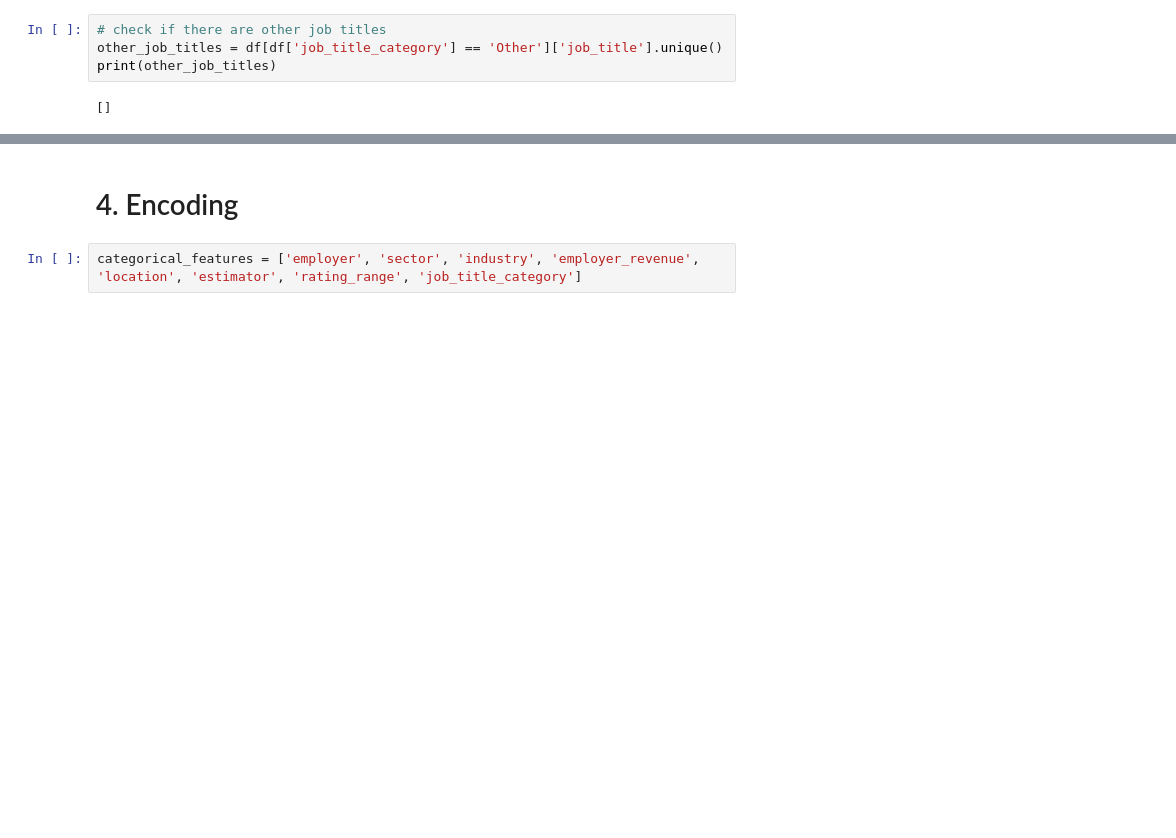
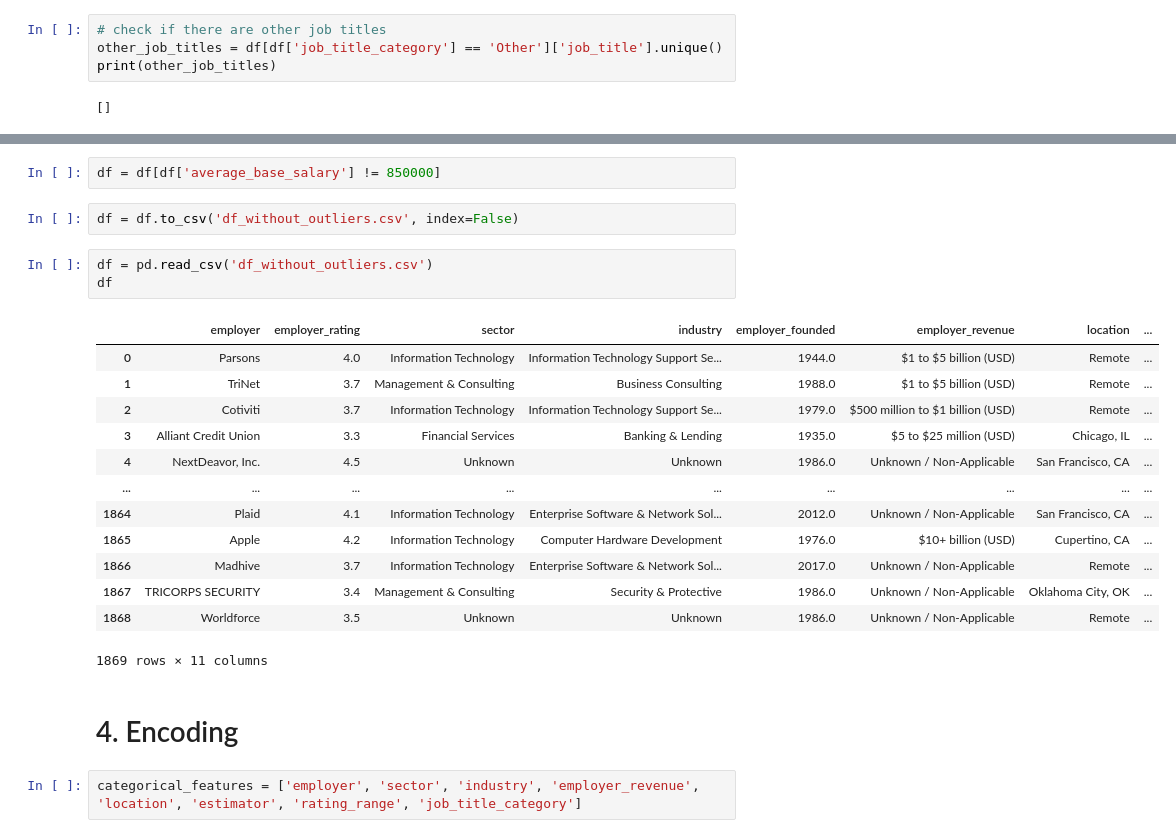
Before and after one commit to kkudzelich/scraping-and-salary-prediction, a Jupyter notebook: kaggle6.ipynb, the cells around one changed output, grey strips where cells are left out. Drawn from its saved outputs; the diff is of its cells as text; blank space fills up the shorter version.

```diff
--- a/kaggle6.ipynb
+++ b/kaggle6.ipynb
@@ -768,3 +818,24 @@ df
+# %%
+df = df[df['average_base_salary'] != 850000]
+# %%
+df = df.to_csv('df_without_outliers.csv', index=False)
+# %%
+df = pd.read_csv('df_without_outliers.csv')
+df
+# %% [output]
+|  | employer | employer_rating | sector | industry | employer_founded | employer_revenue | location | ... |
+| 0 | Parsons | 4.0 | Information Technology | Information Technology Support Se... | 1944.0 | $1 to $5 billion (USD) | Remote | ... |
+| 1 | TriNet | 3.7 | Management & Consulting | Business Consulting | 1988.0 | $1 to $5 billion (USD) | Remote | ... |
+| 2 | Cotiviti | 3.7 | Information Technology | Information Technology Support Se... | 1979.0 | $500 million to $1 billion (USD) | Remote | ... |
+| 3 | Alliant Credit Union | 3.3 | Financial Services | Banking & Lending | 1935.0 | $5 to $25 million (USD) | Chicago, IL | ... |
+| 4 | NextDeavor, Inc. | 4.5 | Unknown | Unknown | 1986.0 | Unknown / Non-Applicable | San Francisco, CA | ... |
+| ... | ... | ... | ... | ... | ... | ... | ... | ... |
+| 1864 | Plaid | 4.1 | Information Technology | Enterprise Software & Network Sol... | 2012.0 | Unknown / Non-Applicable | San Francisco, CA | ... |
+| 1865 | Apple | 4.2 | Information Technology | Computer Hardware Development | 1976.0 | $10+ billion (USD) | Cupertino, CA | ... |
+| 1866 | Madhive | 3.7 | Information Technology | Enterprise Software & Network Sol... | 2017.0 | Unknown / Non-Applicable | Remote | ... |
+| 1867 | TRICORPS SECURITY | 3.4 | Management & Consulting | Security & Protective | 1986.0 | Unknown / Non-Applicable | Oklahoma City, OK | ... |
+| 1868 | Worldforce | 3.5 | Unknown | Unknown | 1986.0 | Unknown / Non-Applicable | Remote | ... |
+1869 rows × 11 columns
 # %% [markdown]
 # 4. Encoding
 # %%
```
Also changed, not shown: parts of 42 cells of this notebook, 4 other files.
